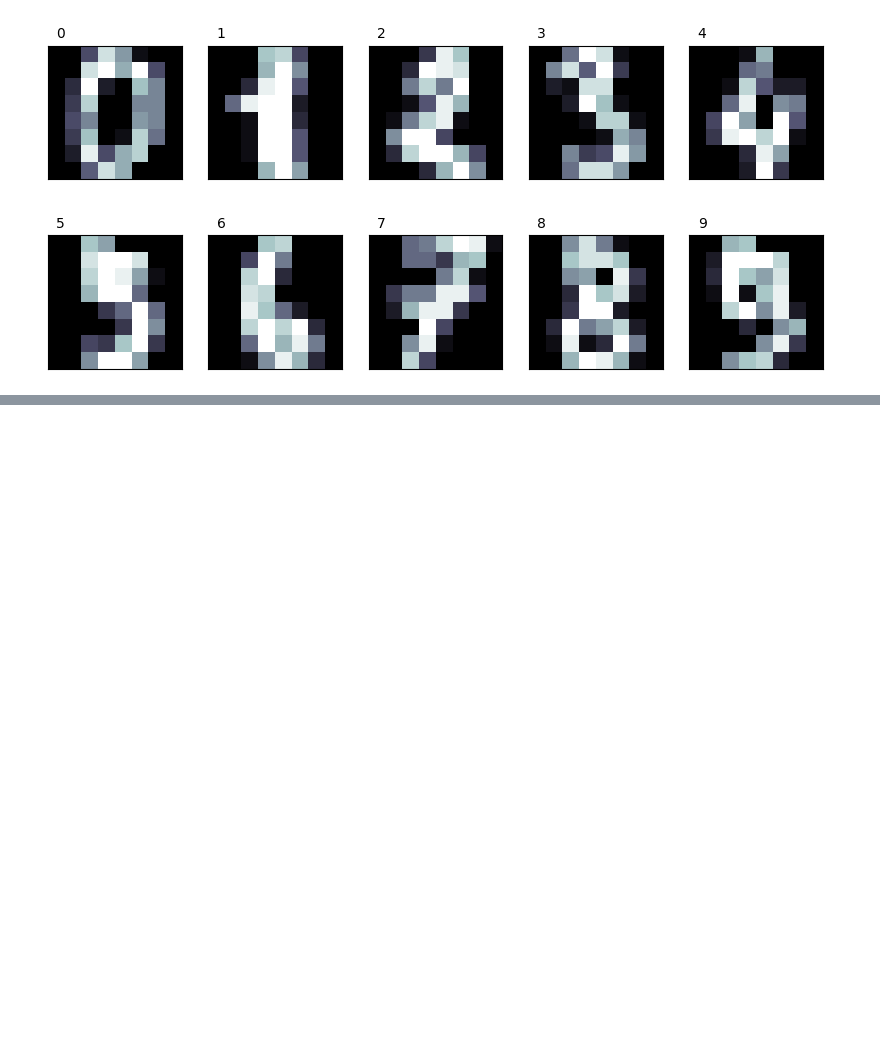
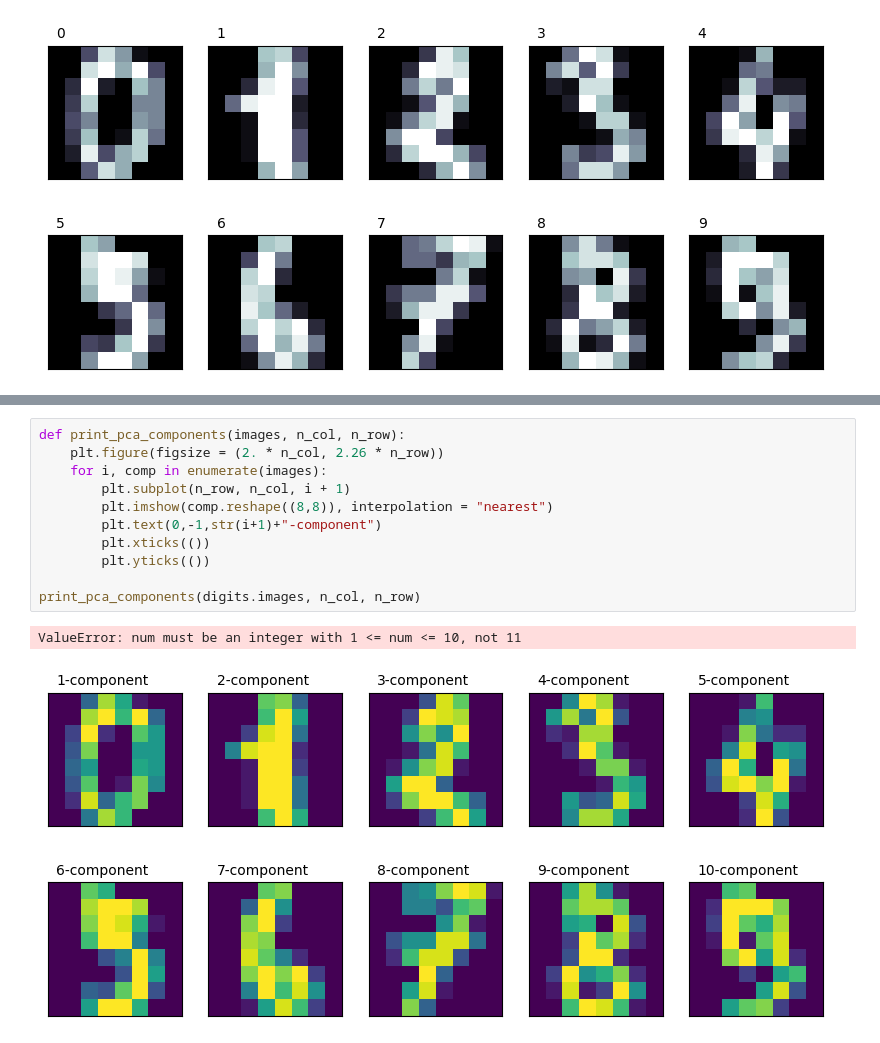
Before and after one commit to PhalHuon/image_recognition, a Jupyter notebook: code/img_recog.ipynb, the cells around one changed output, grey strips where cells are left out. Cells and saved outputs as stored; diff of their text form; blank space fills up the shorter version.

```diff
--- a/code/img_recog.ipynb
+++ b/code/img_recog.ipynb
@@ -27,0 +47,14 @@ print_digits(digits.images, digits.target, max_n = 10)
+# %%
+def print_pca_components(images, n_col, n_row):
+    plt.figure(figsize = (2. * n_col, 2.26 * n_row))
+    for i, comp in enumerate(images):
+        plt.subplot(n_row, n_col, i + 1)
+        plt.imshow(comp.reshape((8,8)), interpolation = "nearest")
+        plt.text(0,-1,str(i+1)+"-component")
+        plt.xticks(())
+        plt.yticks(())
+
+print_pca_components(digits.images, n_col, n_row)
+# %% [output]
+ValueError: num must be an integer with 1 <= num <= 10, not 11
+[figure, added]
```
Also changed, not shown: parts of 6 cells of this notebook.
